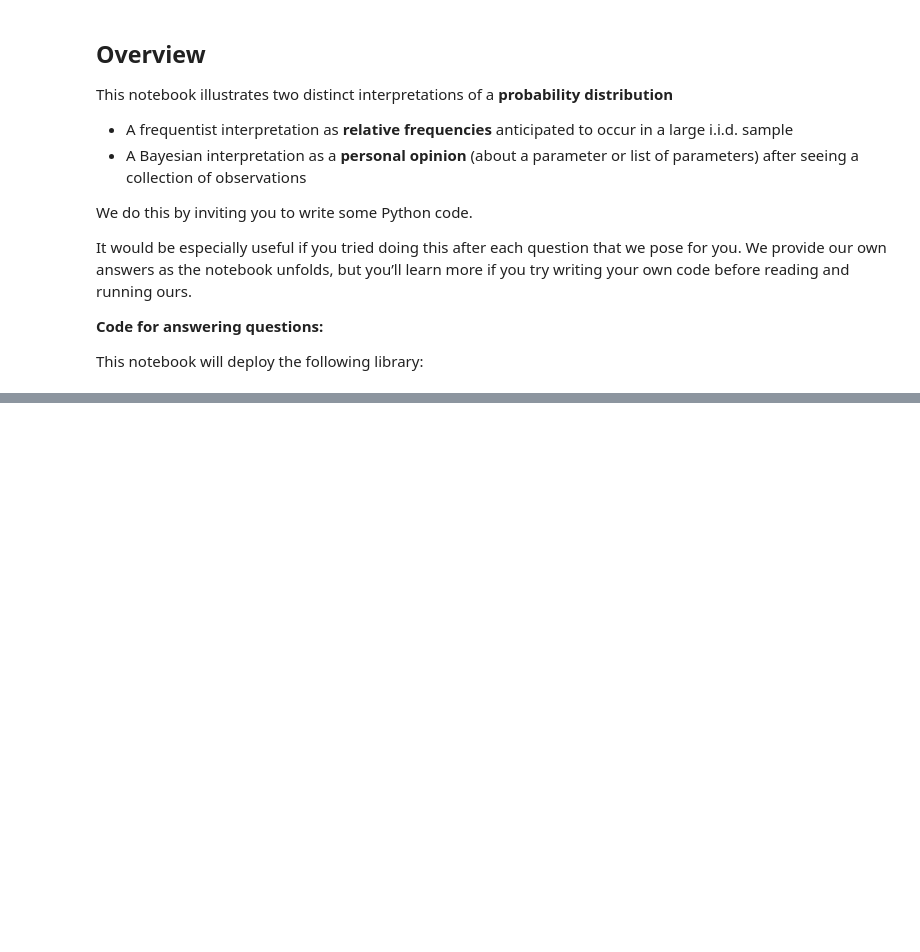
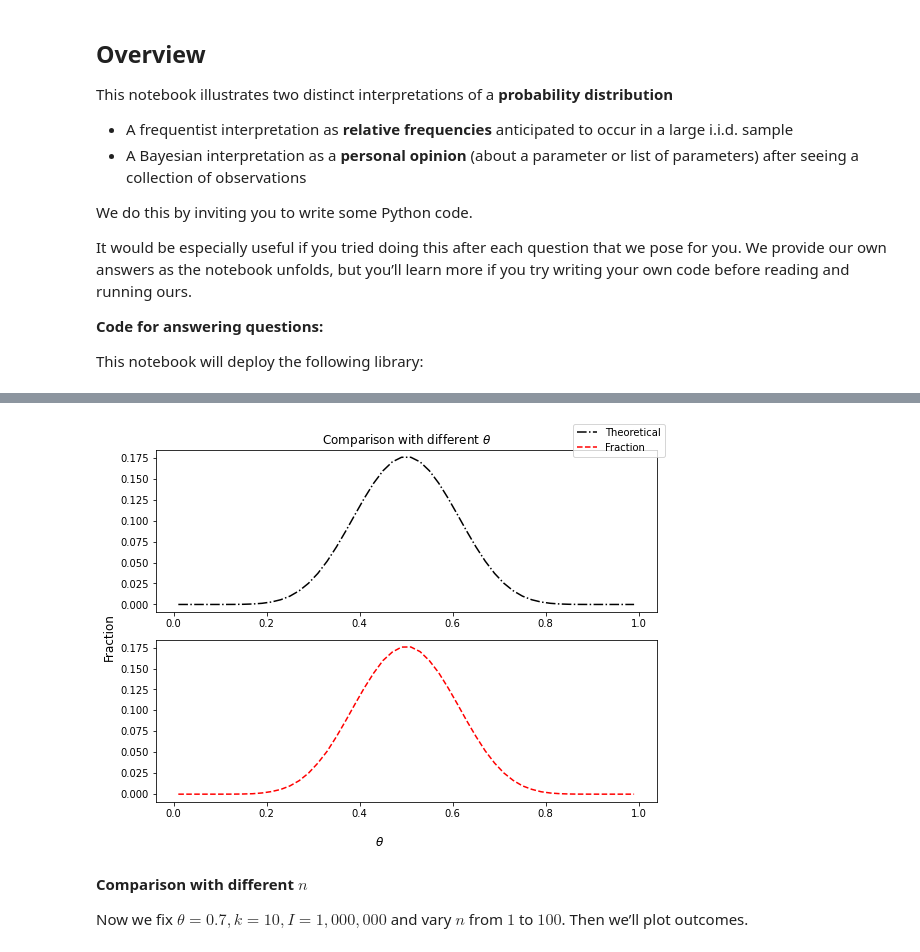
Before and after one commit to beauvilerobed/quantitative-economics-with-python, a Jupyter notebook: elementary_statistics/10_two_meaning_of_probability.ipynb, the cells around one changed output, grey strips where cells are left out. Cells and saved outputs as stored; diff of their text form; code cells hidden in the pictures; blank space fills up the shorter version.

```diff
--- a/elementary_statistics/10_two_meaning_of_probability.ipynb
+++ b/elementary_statistics/10_two_meaning_of_probability.ipynb
@@ -69,0 +130,6 @@ As usual, a law of large numbers justifies this answer.
+# %%
+θ, n, k, I = 0.7, 20, 10, 1_000_000
+
+freq = frequentist(θ, n, I)
+
+freq.compare()
@@ -69,0 +166,31 @@ As usual, a law of large numbers justifies this answer.
+# %%
+θ_low, θ_high, npt = 0.01, 0.99, 50
+thetas = np.linspace(θ_low, θ_high, npt)
+P = []
+f_kI = []
+for i in range(npt):
+    freq = frequentist(thetas[i], n, I)
+    freq.binomial(k)
+    freq.draw()
+    freq.compute_fk(k)
+    P.append(freq.P)
+    f_kI.append(freq.f_kI)
+# %%
+fig, ax = plt.subplots(2, figsize=(8, 6))
+
+ax[0].plot(thetas, P, 'k-.', label='Theoretical')
+ax[1].plot(thetas, f_kI, 'r--', label='Fraction')
+
+ax[0].set_title(r'Comparison with different $\theta$')
+
+fig.legend()
+fig.supylabel('Fraction')
+fig.supxlabel(r'$\theta$')
+
+plt.tight_layout()
+# %% [output]
+[figure, added]
+# %% [markdown]
+**Comparison with different $ n $**
+
+Now we fix $ \theta=0.7, k=10, I=1,000,000 $ and vary $ n $ from $ 1 $ to $ 100 $. Then we’ll plot outcomes.
```
Also changed, not shown: parts of 25 cells of this notebook.
